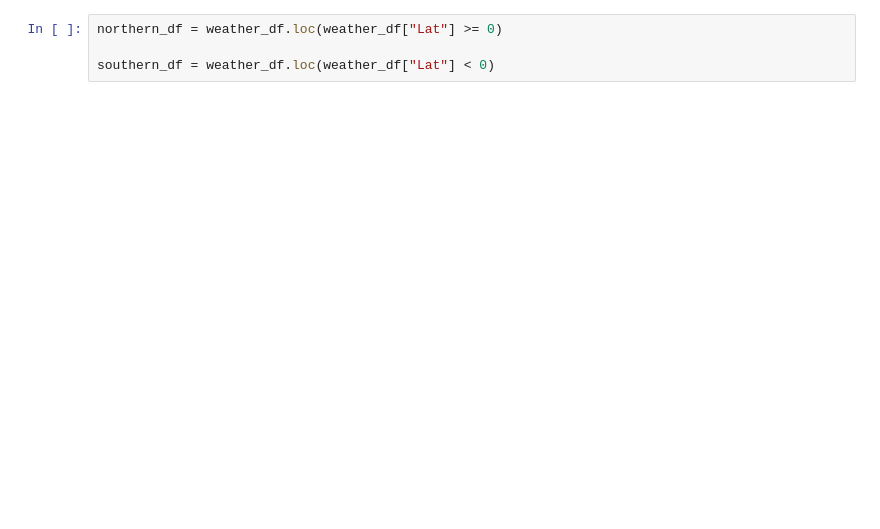
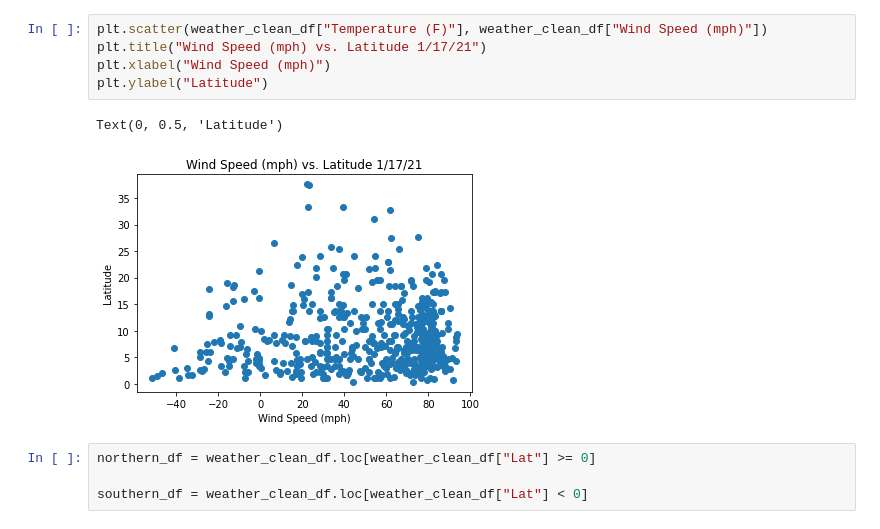
Before and after one commit to emmobley63/Equator-Climate-Vacation, a Jupyter notebook: WeatherPy/WeatherPy.ipynb, the cells around one changed output. Drawn from its saved outputs; the diff is of its cells as text; blank space fills up the shorter version.

```diff
--- a/WeatherPy/WeatherPy.ipynb
+++ b/WeatherPy/WeatherPy.ipynb
@@ -136,4 +156,12 @@ plt.scatter(weather_df["Temperature (F)"], weather_df["Wind Speed (mph)"])
+# %%
+plt.scatter(weather_clean_df["Temperature (F)"], weather_clean_df["Wind Speed (mph)"])
+plt.title("Wind Speed (mph) vs. Latitude 1/17/21")
+plt.xlabel("Wind Speed (mph)")
+plt.ylabel("Latitude")
+# %% [output]
+Text(0, 0.5, 'Latitude')
+[figure, added]
 # %%
-northern_df = weather_df.loc(weather_df["Lat"] >= 0)
+northern_df = weather_clean_df.loc[weather_clean_df["Lat"] >= 0]
 
-southern_df = weather_df.loc(weather_df["Lat"] < 0)
+southern_df = weather_clean_df.loc[weather_clean_df["Lat"] < 0]
```
Also changed, not shown: parts of 16 cells of this notebook.
